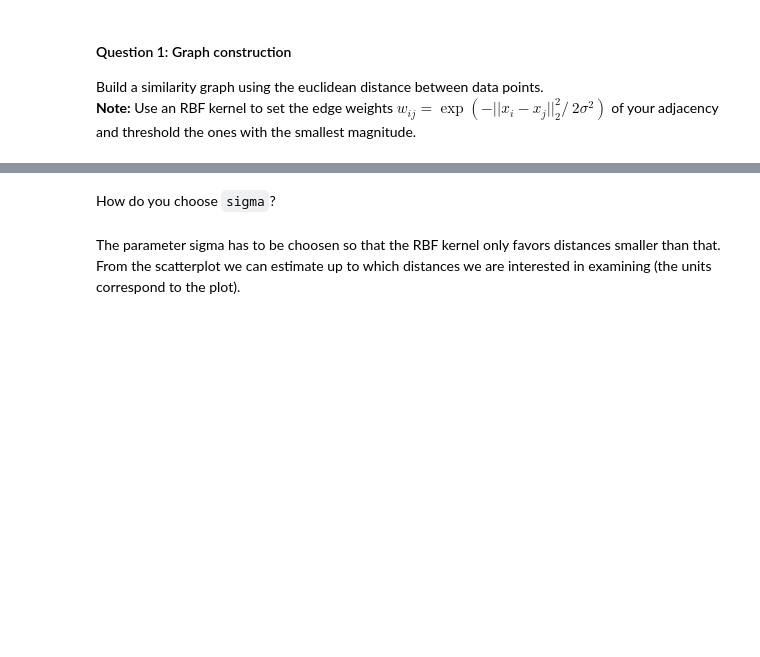
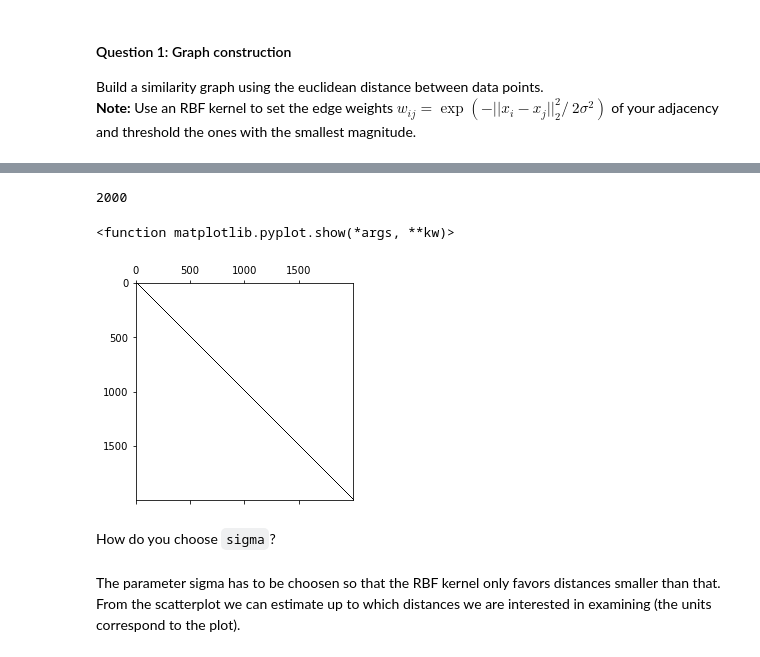
Before and after one commit to alielabridi/NTDS_2019, a Jupyter notebook: assignments/2_learning_with_graphs_jonas.ipynb, the cells around one changed output, grey strips where cells are left out. Saved outputs shown, nothing was run; the diff lists cells and outputs as text; code cells hidden in the pictures; blank space fills up the shorter version.

```diff
--- a/assignments/2_learning_with_graphs_jonas.ipynb
+++ b/assignments/2_learning_with_graphs_jonas.ipynb
@@ -97,3 +89,11 @@ plt.show()
+# %%
+plt.spy(np.diag(np.sum(adjacency, axis=1)))
+print(np.count_nonzero(np.sum(adjacency, axis=1)))
+plt.show
+# %% [output]
+2000
+<function matplotlib.pyplot.show(*args, **kw)>
+[figure, added]
 # %% [markdown]
 How do you choose `sigma`?
 # %% [markdown]
```
Also changed, not shown: parts of 31 cells of this notebook.
